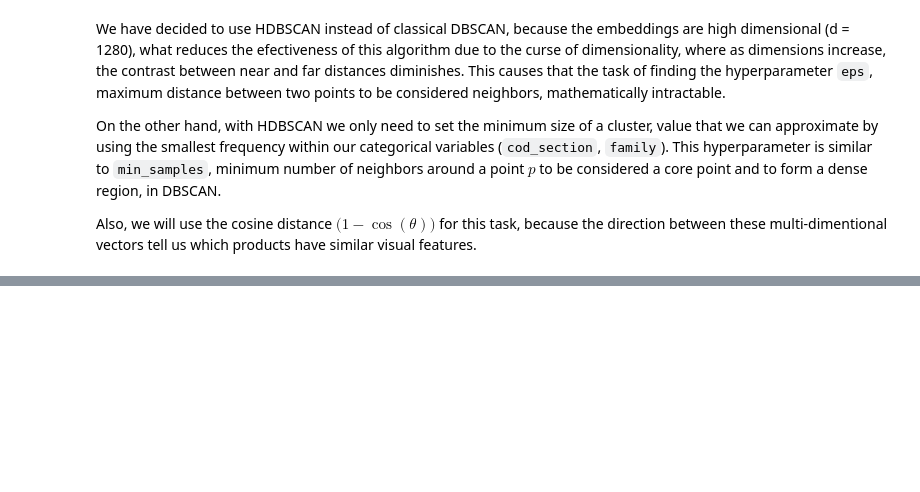
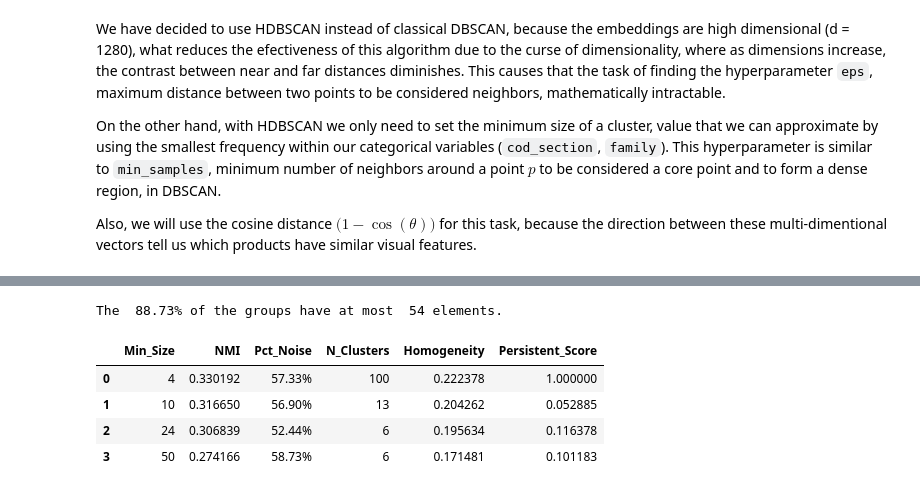
Before and after one commit to CarlosFOL/Recommender_System, a Jupyter notebook: notebooks/expl_analysis.ipynb, the cells around one changed output, grey strips where cells are left out. Saved outputs shown, nothing was run; the diff lists cells and outputs as text; code cells hidden in the pictures; blank space fills up the shorter version.

```diff
--- a/notebooks/expl_analysis.ipynb
+++ b/notebooks/expl_analysis.ipynb
@@ -331,0 +354,28 @@ Tomar diferentes pares de hiperparámetros y medir sus estadísticos principales
+# %%
+# Calculate the ratio of outliers
+Q1, Q3 = np.quantile(groups, [0.25, 0.75])
+IQR = Q3 - Q1
+maximum = IQR*1.5 + Q3
+ratio_outliers = np.mean(groups > maximum)
+print(f"The {(1 - ratio_outliers) * 100: .2f}% of the groups have at most {maximum: .0f} elements.")
+# %% [output]
+The  88.73% of the groups have at most  54 elements.
+# %%
+df_groups = pd.DataFrame(list(groups.index), columns = ["cod_section", "family"])
+df_groups["class"] = np.arange(groups.shape[0])
+# %%
+cls_col = df_products.loc[products_sample.index,
+                        ["cod_section", "family"]].merge(
+                            df_groups, on = ["cod_section", "family"], how = "inner").loc[:, "class"]
+products_sample["class"] = list(cls_col)
+# %%
+# HDBSCAN ANALYSIS
+hdbscan = HDBSCAN_Analysis(X=products_sample.iloc[:,:-1], Y = products_sample["class"])
+# %%
+hdbscan.compare_models([4, 10, 24, 50])
+# %% [output]
+|  | Min_Size | NMI | Pct_Noise | N_Clusters | Homogeneity | Persistent_Score |
+| 0 | 4 | 0.330192 | 57.33% | 100 | 0.222378 | 1.000000 |
+| 1 | 10 | 0.316650 | 56.90% | 13 | 0.204262 | 0.052885 |
+| 2 | 24 | 0.306839 | 52.44% | 6 | 0.195634 | 0.116378 |
+| 3 | 50 | 0.274166 | 58.73% | 6 | 0.171481 | 0.101183 |
```
Also changed, not shown: parts of 14 cells of this notebook, 1 other file.
